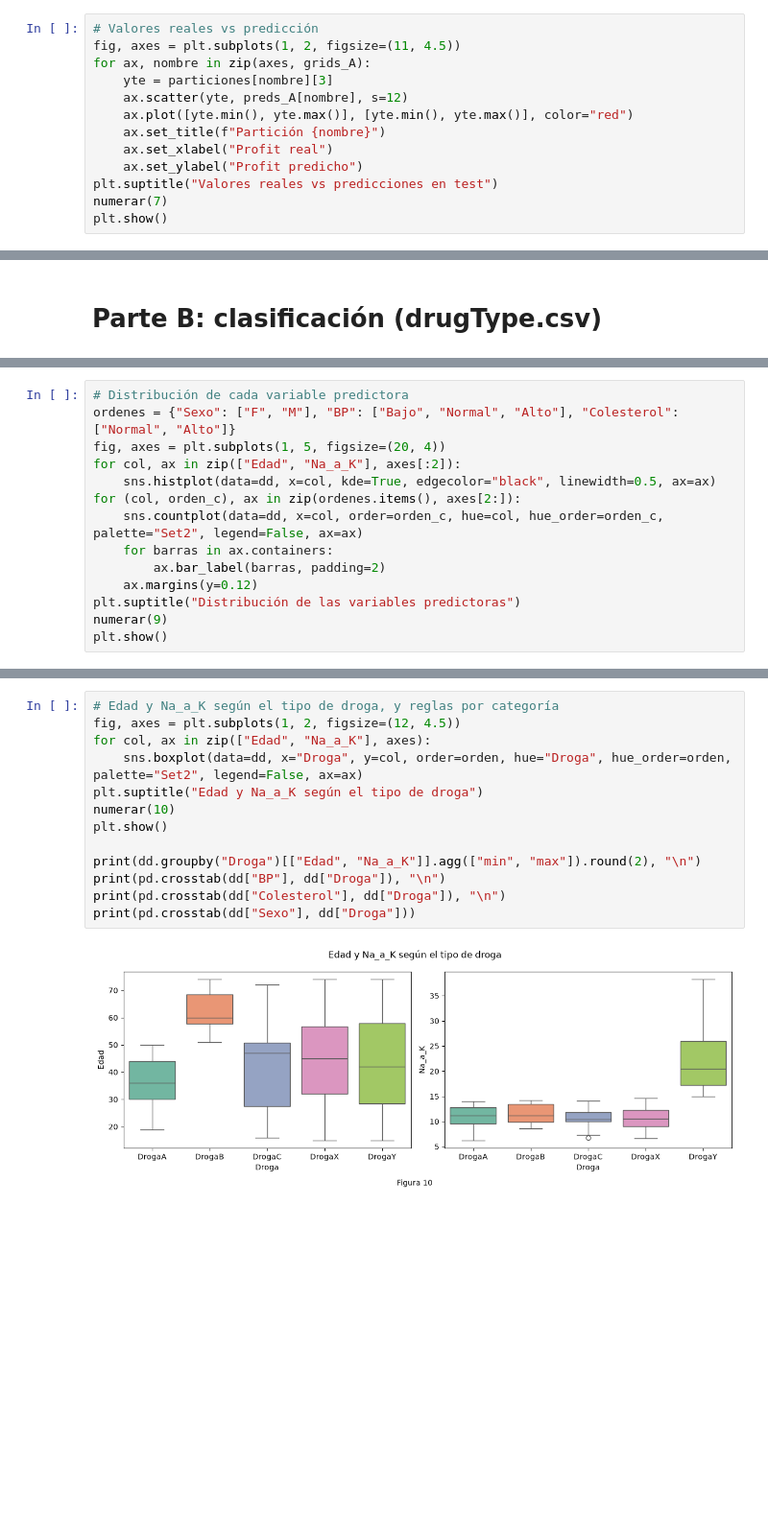
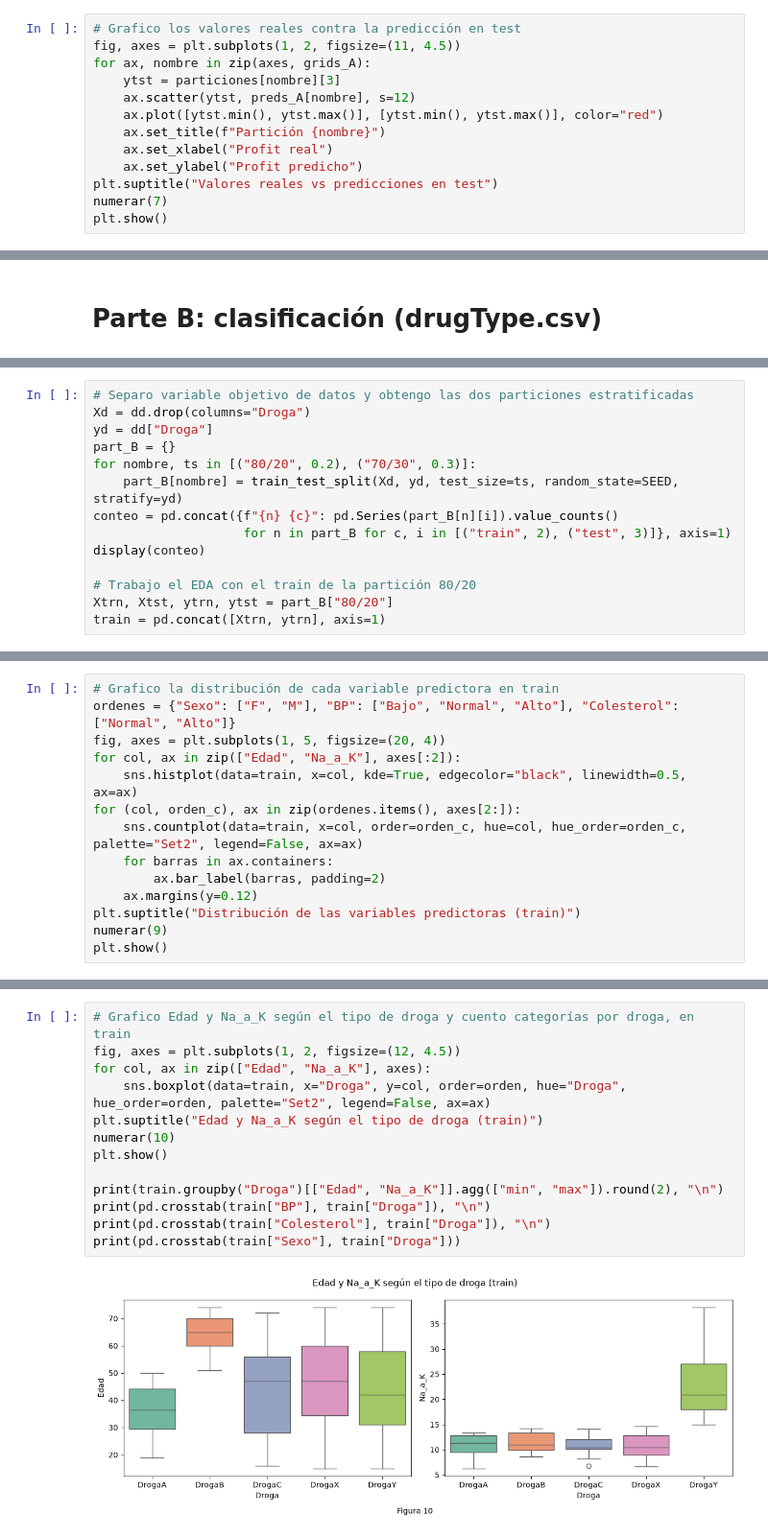
Before and after one commit to winttita/TP_MD_Frank_Winter, a Jupyter notebook: TP2/TP2_MD_Frank_Winter.ipynb, the cells around one changed output, grey strips where cells are left out. Shown at 96% size. Saved outputs shown, nothing was run; the diff lists cells and outputs as text; blank space fills up the shorter version.

```diff
--- a/TP2/TP2_MD_Frank_Winter.ipynb
+++ b/TP2/TP2_MD_Frank_Winter.ipynb
@@ -393,10 +413,10 @@ Esto es coherente con la hipótesis. RyD_Spend es la variable más correlacionad
 # %%
-# Valores reales vs predicción
+# Grafico los valores reales contra la predicción en test
 fig, axes = plt.subplots(1, 2, figsize=(11, 4.5))
 for ax, nombre in zip(axes, grids_A):
-    yte = particiones[nombre][3]
-    ax.scatter(yte, preds_A[nombre], s=12)
-    ax.plot([yte.min(), yte.max()], [yte.min(), yte.max()], color="red")
+    ytst = particiones[nombre][3]
+    ax.scatter(ytst, preds_A[nombre], s=12)
+    ax.plot([ytst.min(), ytst.max()], [ytst.min(), ytst.max()], color="red")
     ax.set_title(f"Partición {nombre}")
     ax.set_xlabel("Profit real")
     ax.set_ylabel("Profit predicho")
@@ -500,0 +519,14 @@ Decisiones: estratificamos las particiones, como pide la consigna, y evaluamos c
+# %%
+# Separo variable objetivo de datos y obtengo las dos particiones estratificadas
+Xd = dd.drop(columns="Droga")
+yd = dd["Droga"]
+part_B = {}
+for nombre, ts in [("80/20", 0.2), ("70/30", 0.3)]:
+    part_B[nombre] = train_test_split(Xd, yd, test_size=ts, random_state=SEED, stratify=yd)
+conteo = pd.concat({f"{n} {c}": pd.Series(part_B[n][i]).value_counts()
+                    for n in part_B for c, i in [("train", 2), ("test", 3)]}, axis=1)
+display(conteo)
+
+# Trabajo el EDA con el train de la partición 80/20
+Xtrn, Xtst, ytrn, ytst = part_B["80/20"]
+train = pd.concat([Xtrn, ytrn], axis=1)
@@ -501,15 +545,15 @@ Decisiones: estratificamos las particiones, como pide la consigna, y evaluamos c
 # %%
-# Distribución de cada variable predictora
+# Grafico la distribución de cada variable predictora en train
 ordenes = {"Sexo": ["F", "M"], "BP": ["Bajo", "Normal", "Alto"], "Colesterol": ["Normal", "Alto"]}
 fig, axes = plt.subplots(1, 5, figsize=(20, 4))
 for col, ax in zip(["Edad", "Na_a_K"], axes[:2]):
-    sns.histplot(data=dd, x=col, kde=True, edgecolor="black", linewidth=0.5, ax=ax)
+    sns.histplot(data=train, x=col, kde=True, edgecolor="black", linewidth=0.5, ax=ax)
 for (col, orden_c), ax in zip(ordenes.items(), axes[2:]):
-    sns.countplot(data=dd, x=col, order=orden_c, hue=col, hue_order=orden_c, palette="Set2", legend=False, ax=ax)
+    sns.countplot(data=train, x=col, order=orden_c, hue=col, hue_order=orden_c, palette="Set2", legend=False, ax=ax)
     for barras in ax.containers:
         ax.bar_label(barras, padding=2)
     ax.margins(y=0.12)
-plt.suptitle("Distribución de las variables predictoras")
+plt.suptitle("Distribución de las variables predictoras (train)")
 numerar(9)
 plt.show()
 # %% [output]
@@ -519,18 +563,18 @@ Figura 9. Edad se reparte de forma pareja entre 15 y 74 años, con entre 17 y 28
 # %%
-# Edad y Na_a_K según el tipo de droga, y reglas por categoría
+# Grafico Edad y Na_a_K según el tipo de droga y cuento categorías por droga, en train
 fig, axes = plt.subplots(1, 2, figsize=(12, 4.5))
 for col, ax in zip(["Edad", "Na_a_K"], axes):
-    sns.boxplot(data=dd, x="Droga", y=col, order=orden, hue="Droga", hue_order=orden, palette="Set2", legend=False, ax=ax)
-plt.suptitle("Edad y Na_a_K según el tipo de droga")
+    sns.boxplot(data=train, x="Droga", y=col, order=orden, hue="Droga", hue_order=orden, palette="Set2", legend=False, ax=ax)
+plt.suptitle("Edad y Na_a_K según el tipo de droga (train)")
 numerar(10)
 plt.show()
 
-print(dd.groupby("Droga")[["Edad", "Na_a_K"]].agg(["min", "max"]).round(2), "\n")
-print(pd.crosstab(dd["BP"], dd["Droga"]), "\n")
-print(pd.crosstab(dd["Colesterol"], dd["Droga"]), "\n")
-print(pd.crosstab(dd["Sexo"], dd["Droga"]))
+print(train.groupby("Droga")[["Edad", "Na_a_K"]].agg(["min", "max"]).round(2), "\n")
+print(pd.crosstab(train["BP"], train["Droga"]), "\n")
+print(pd.crosstab(train["Colesterol"], train["Droga"]), "\n")
+print(pd.crosstab(train["Sexo"], train["Droga"]))
 # %% [output]
-[figure, old version]
+[figure, new version]
        Edad     Na_a_K
         min max    min    max
 Droga
```
Also changed, not shown: parts of 67 cells of this notebook.
